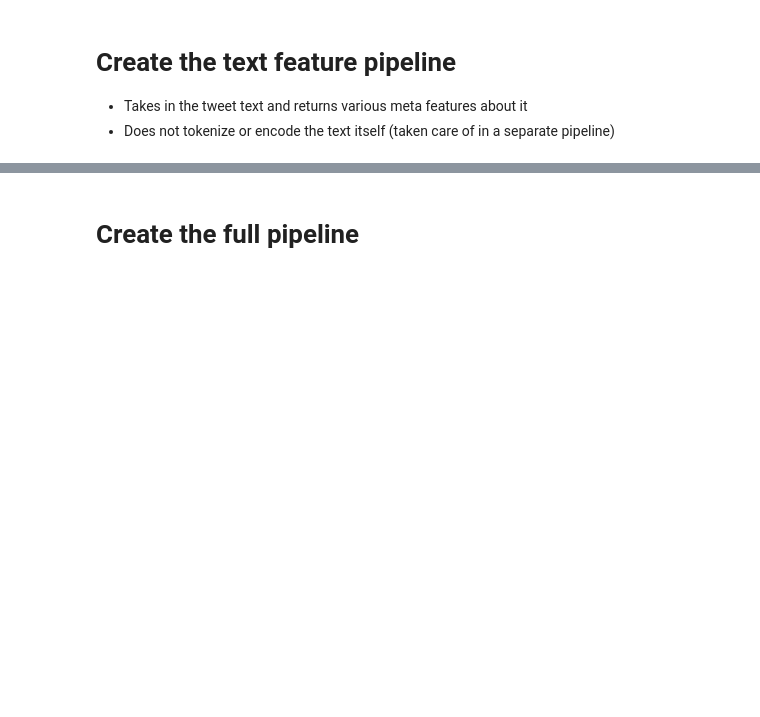
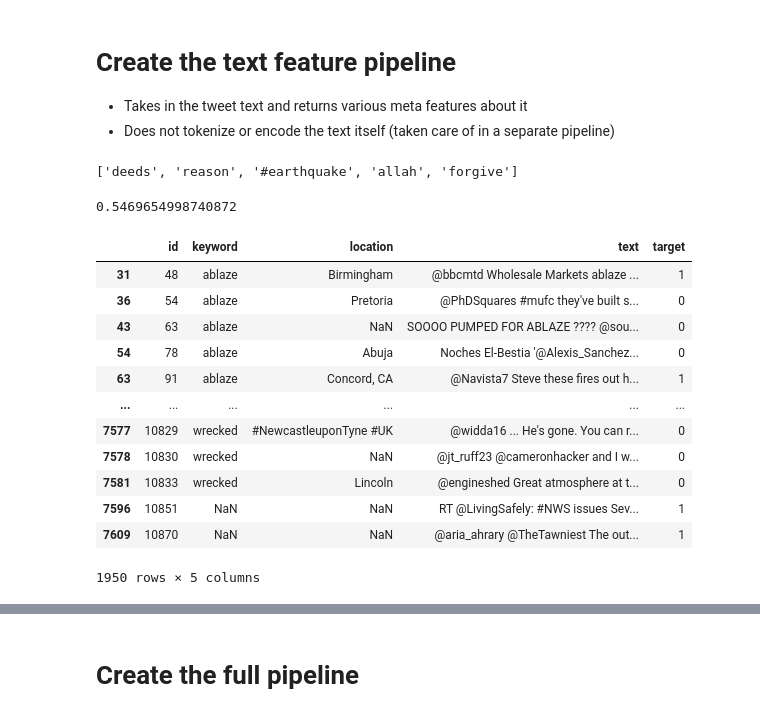
Before and after one commit to bruinAlex/disaster_tweet_kaggle, a Jupyter notebook: feature_union.ipynb, the cells around one changed output, grey strips where cells are left out. Drawn from its saved outputs; the diff is of its cells as text; code cells hidden in the pictures; blank space fills up the shorter version.

```diff
--- a/feature_union.ipynb
+++ b/feature_union.ipynb
@@ -367,0 +372,24 @@ class DenseTfidfVectorizer(TfidfVectorizer):
+# %%
+test_tokenizer.spacy_tokenizer(train_df.loc[0, 'text'])
+# %% [output]
+['deeds', 'reason', '#earthquake', 'allah', 'forgive']
+# %%
+train_df.loc[train_df['text'].str.contains("http")]['target'].mean()
+# %% [output]
+0.5469654998740872
+# %%
+train_df.loc[train_df['text'].str.contains("(?<=^|(?<=[^a-zA-Z0-9-_\.]))@([A-Za-z]+[A-Za-z0-9-_]+)")]
+# %% [output]
+|  | id | keyword | location | text | target |
+| 31 | 48 | ablaze | Birmingham | @bbcmtd Wholesale Markets ablaze ... | 1 |
+| 36 | 54 | ablaze | Pretoria | @PhDSquares #mufc they've built s... | 0 |
+| 43 | 63 | ablaze | NaN | SOOOO PUMPED FOR ABLAZE ???? @sou... | 0 |
+| 54 | 78 | ablaze | Abuja | Noches El-Bestia '@Alexis_Sanchez... | 0 |
+| 63 | 91 | ablaze | Concord, CA | @Navista7 Steve these fires out h... | 1 |
+| ... | ... | ... | ... | ... | ... |
+| 7577 | 10829 | wrecked | #NewcastleuponTyne #UK | @widda16 ... He's gone. You can r... | 0 |
+| 7578 | 10830 | wrecked | NaN | @jt_ruff23 @cameronhacker and I w... | 0 |
+| 7581 | 10833 | wrecked | Lincoln | @engineshed Great atmosphere at t... | 0 |
+| 7596 | 10851 | NaN | NaN | RT @LivingSafely: #NWS issues Sev... | 1 |
+| 7609 | 10870 | NaN | NaN | @aria_ahrary @TheTawniest The out... | 1 |
+1950 rows × 5 columns
```
Also changed, not shown: parts of 6 cells of this notebook.
